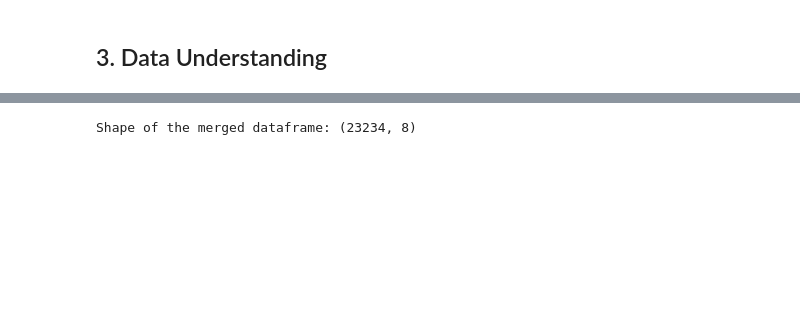
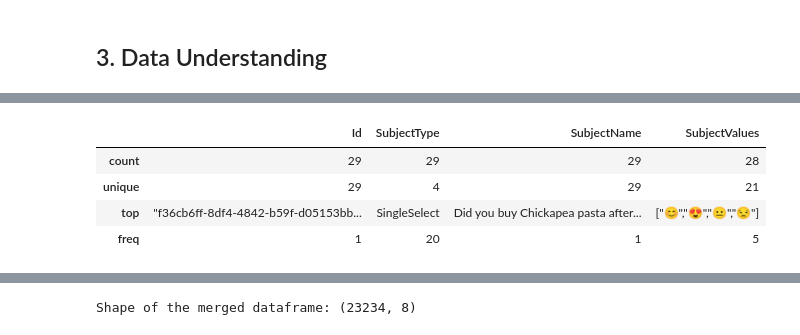
Before and after one commit to garfield-gray/DataMining, a Jupyter notebook: peekageHiringChallenge.ipynb, the cells around one changed output, grey strips where cells are left out. Drawn from its saved outputs; the diff is of its cells as text; code cells hidden in the pictures; blank space fills up the shorter version.

```diff
--- a/peekageHiringChallenge.ipynb
+++ b/peekageHiringChallenge.ipynb
@@ -86,0 +87,8 @@ rawData['CampaignSubjectId'].unique().shape
+# %%
+metaData.describe()
+# %% [output]
+|  | Id | SubjectType | SubjectName | SubjectValues |
+| count | 29 | 29 | 29 | 28 |
+| unique | 29 | 4 | 29 | 21 |
+| top | "f36cb6ff-8df4-4842-b59f-d05153bb... | SingleSelect | Did you buy Chickapea pasta after... | ["😊","😍","😐","😒"] |
+| freq | 1 | 20 | 1 | 5 |
```
Also changed, not shown: parts of 11 cells of this notebook.
